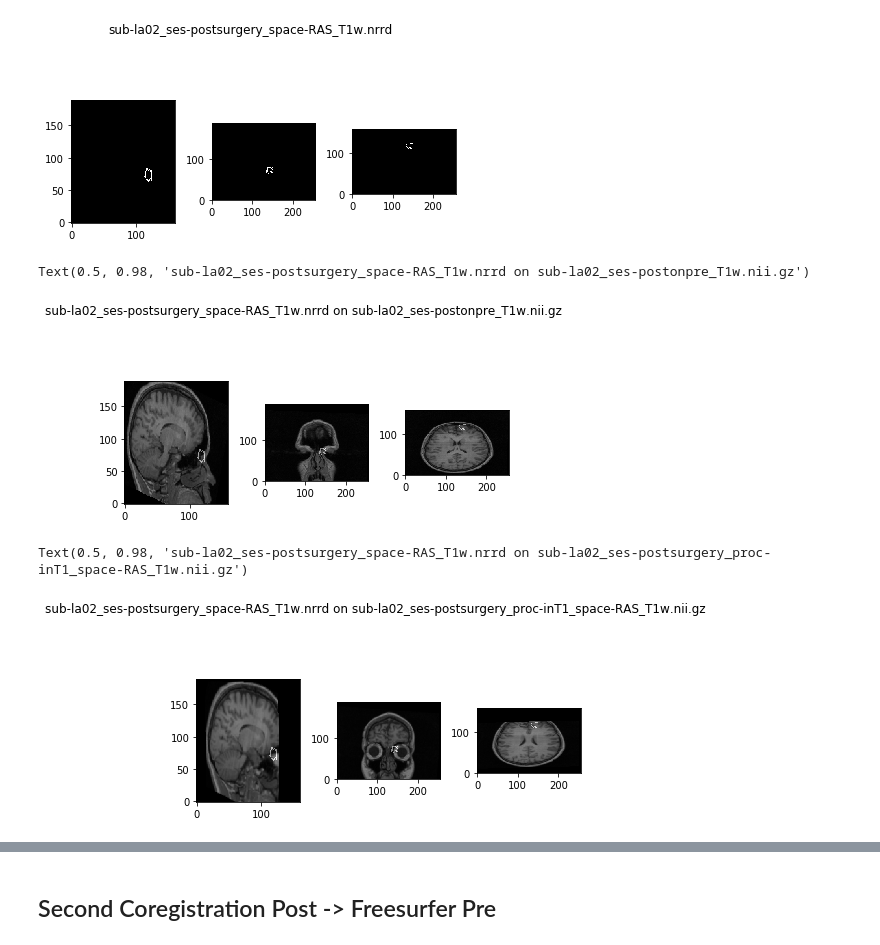
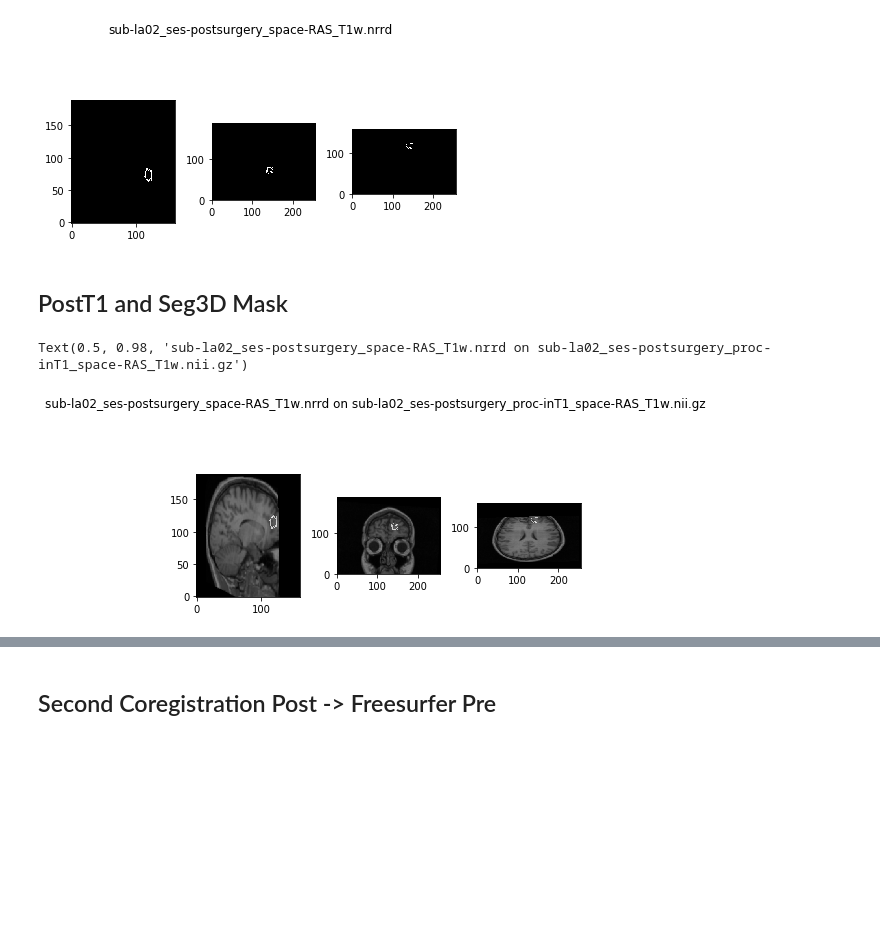
Before and after one commit to adam2392/ears, a Jupyter notebook: notebooks/validation_of_postsurgicalmasking.ipynb, the cells around one changed output, grey strips where cells are left out. Drawn from its saved outputs; the diff is of its cells as text; code cells hidden in the pictures; blank space fills up the shorter version.

```diff
--- a/notebooks/validation_of_postsurgicalmasking.ipynb
+++ b/notebooks/validation_of_postsurgicalmasking.ipynb
@@ -222,63 +231,33 @@ plt.suptitle(mask_post_basename)
 # %% [output]
 Text(0.5, 0.98, 'sub-la02_ses-postsurgery_space-RAS_T1w.nrrd')
 [figure]
+# %% [markdown]
+## PostT1 and Seg3D Mask
 # %%
-# post on pre
-slice_0 = ras_postonpre_t1_data_squeezed[141, :, :]
-slice_1 = ras_postonpre_t1_data_squeezed[:, 122, :]
-slice_2 = ras_postonpre_t1_data_squeezed[:, :, 116]
-#show_slices([slice_0, slice_1, slice_2])
+# postt1
+slice_0 = ras_robustfov_postt1_data[141, :, :]
+slice_1 = ras_robustfov_postt1_data[:, 122, :]
+slice_2 = ras_robustfov_postt1_data[:, :, 116]
 
-# segmentation of postmri
+# seg3D mask of postt1
 slice_01 = mask_post_data[141, :, :]
 slice_11 = mask_post_data[:, 122, :]
 slice_21 = mask_post_data[:, :, 73]
-#show_slices([slice_0, slice_1, slice_2])
 
-# visualize overlay of coregistered image (post on pre) and postmri segmentation
+# overlay of postmri with its mask
 # sagittal, coronal, axial from left to right
 fig, (ax1, ax2, ax3) = plt.subplots(1,3)
 ax1.imshow(slice_0.T, cmap="gray", origin="lower", interpolation="none")
-ax1.imshow(slice_01.T, cmap="gray", origin="lower", interpolation="none", alpha=0.5)
+ax1.imshow(np.flipud(slice_01.T), cmap="gray", origin="lower", interpolation="none", alpha=0.5)
 
 ax2.imshow(slice_1.T, cmap="gray", origin="lower", interpolation="none")
-ax2.imshow(slice_11.T, cmap="gray", origin="lower", interpolation="none", alpha=0.5)
+ax2.imshow(np.flipud(slice_11.T), cmap="gray", origin="lower", interpolation="none", alpha=0.5)
 
 ax3.imshow(slice_2.T, cmap="gray", origin="lower", interpolation="none")
 ax3.imshow(slice_21.T, cmap="gray", origin="lower", interpolation="none", alpha=0.5)
 
 plt.tight_layout()
-plt.suptitle(mask_post_basename + " on " + postonpre_t1_basename)
+plt.suptitle(mask_post_basename + " on " + robustfov_postt1_basename)
 # %% [output]
-Text(0.5, 0.98, 'sub-la02_ses-postsurgery_space-RAS_T1w.nrrd on sub-la02_ses-postonpre_T1w.nii.gz')
+Text(0.5, 0.98, 'sub-la02_ses-postsurgery_space-RAS_T1w.nrrd on sub-la02_ses-postsurgery_proc-inT1_space-RAS_T1w.nii.gz')
-[figure, old version]
+[figure, new version]
-# %%
-# postmri
-slice_0 = ras_robustfov_postt1_data[141, :, :]
-slice_1 = ras_robustfov_postt1_data[:, 122, :]
-slice_2 = ras_robustfov_postt1_data[:, :, 116]
-#show_slices([slice_0, slice_1, slice_2])
-
-# segmentation of postmri
-slice_01 = mask_post_data[141, :, :]
-slice_11 = mask_post_data[:, 122, :]
-slice_21 = mask_post_data[:, :, 73]
-#show_slices([slice_0, slice_1, slice_2])
-
-# visualize overlay of postmri and its corresponding segmentation mask
-# sagittal, coronal, axial from left to right
-fig, (ax1, ax2, ax3) = plt.subplots(1,3)
-ax1.imshow(slice_0.T, cmap="gray", origin="lower", interpolation="none")
-ax1.imshow(slice_01.T, cmap="gray", origin="lower", interpolation="none", alpha=0.5)
-
-ax2.imshow(slice_1.T, cmap="gray", origin="lower", interpolation="none")
-ax2.imshow(slice_11.T, cmap="gray", origin="lower", interpolation="none", alpha=0.5)
-
-ax3.imshow(slice_2.T, cmap="gray", origin="lower", interpolation="none")
-ax3.imshow(slice_21.T, cmap="gray", origin="lower", interpolation="none", alpha=0.5)
-
-plt.tight_layout()
-plt.suptitle(mask_post_basename + " on " + robustfov_postt1_basename)
-# %% [output]
-Text(0.5, 0.98, 'sub-la02_ses-postsurgery_space-RAS_T1w.nrrd on sub-la02_ses-postsurgery_proc-inT1_space-RAS_T1w.nii.gz')
-[figure, removed]
```
Also changed, not shown: parts of 37 cells of this notebook.
